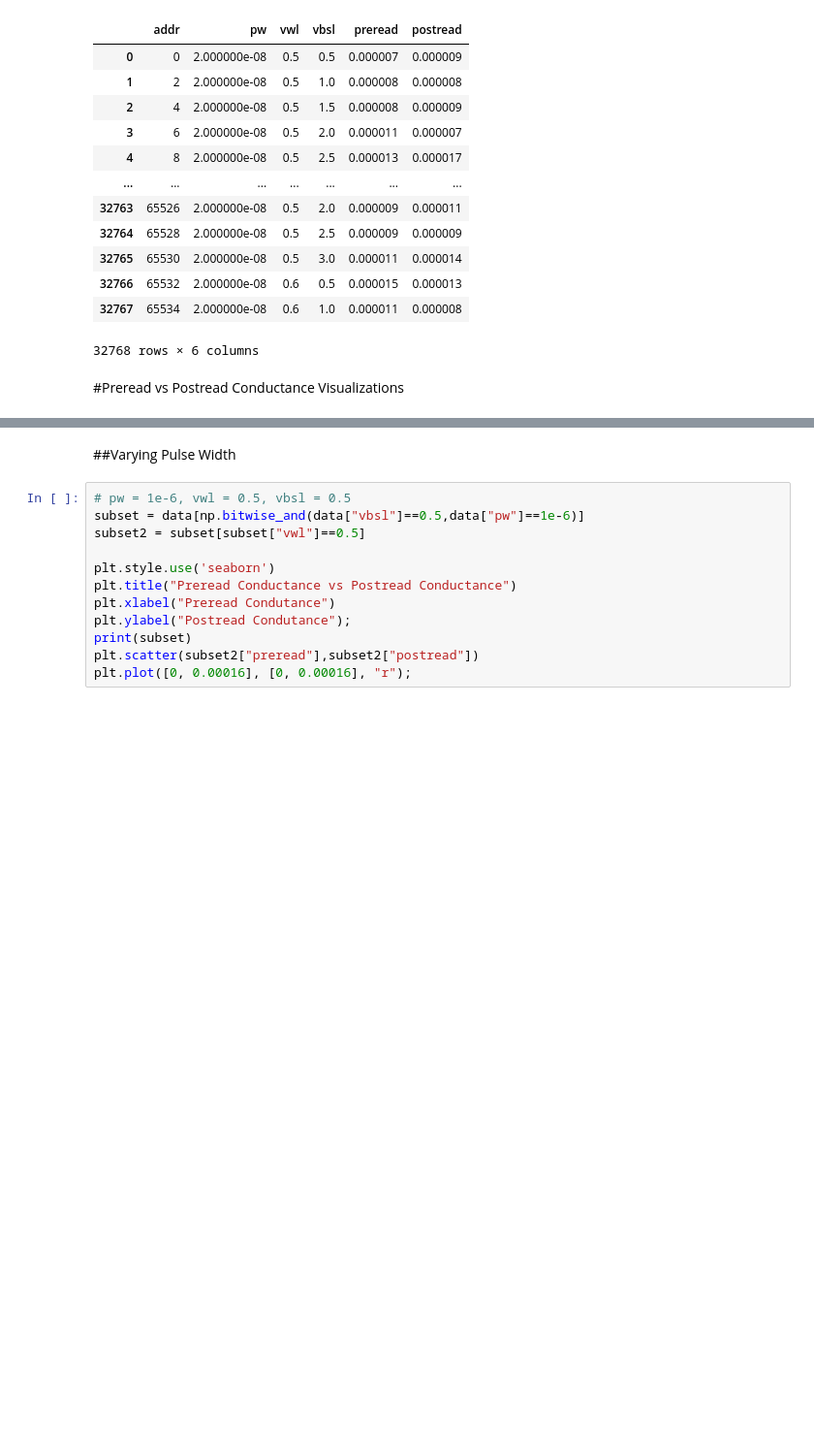
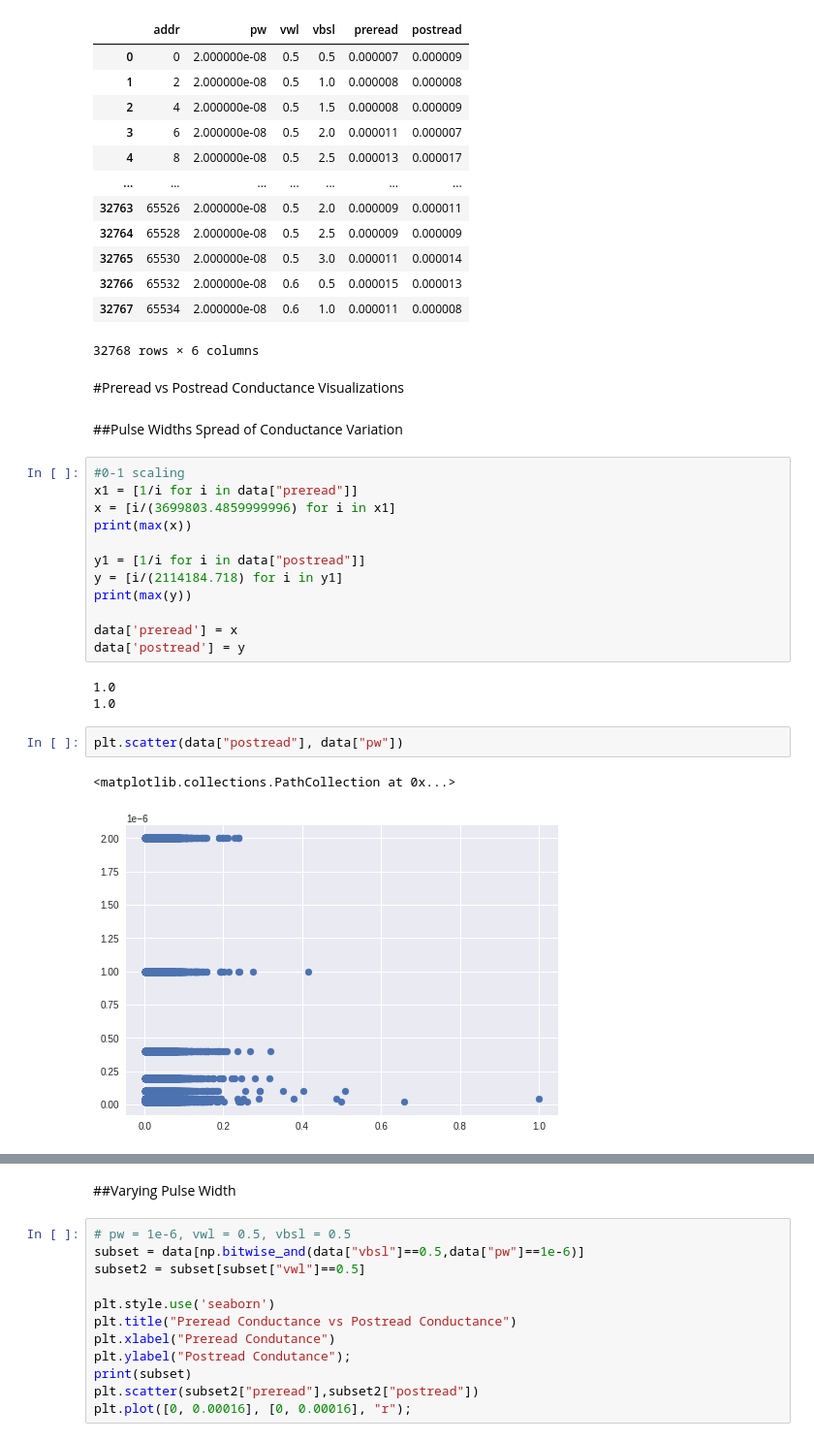
Before and after one commit to AaravWattal/RRAM-Models, a Jupyter notebook: updatedPostreadConductanceVisualizations.ipynb, the cells around one changed output, grey strips where cells are left out. Shown at 97% size. Saved outputs shown, nothing was run; the diff lists cells and outputs as text; blank space fills up the shorter version.

Commit message:
pulse width effect visualizations and std data

```diff
--- a/updatedPostreadConductanceVisualizations.ipynb
+++ b/updatedPostreadConductanceVisualizations.ipynb
@@ -57,3 +57,25 @@ data
 32768 rows × 6 columns
 # %% [markdown]
 #Preread vs Postread Conductance Visualizations
+# %% [markdown]
+##Pulse Widths Spread of Conductance Variation
+# %%
+#0-1 scaling
+x1 = [1/i for i in data["preread"]]
+x = [i/(3699803.4859999996) for i in x1]
+print(max(x))
+
+y1 = [1/i for i in data["postread"]]
+y = [i/(2114184.718) for i in y1]
+print(max(y))
+
+data['preread'] = x
+data['postread'] = y
+# %% [output]
+1.0
+1.0
+# %%
+plt.scatter(data["postread"], data["pw"])
+# %% [output]
+<matplotlib.collections.PathCollection at 0x...>
+[figure, added]
```
Also changed, not shown: parts of 1 cell of this notebook.
